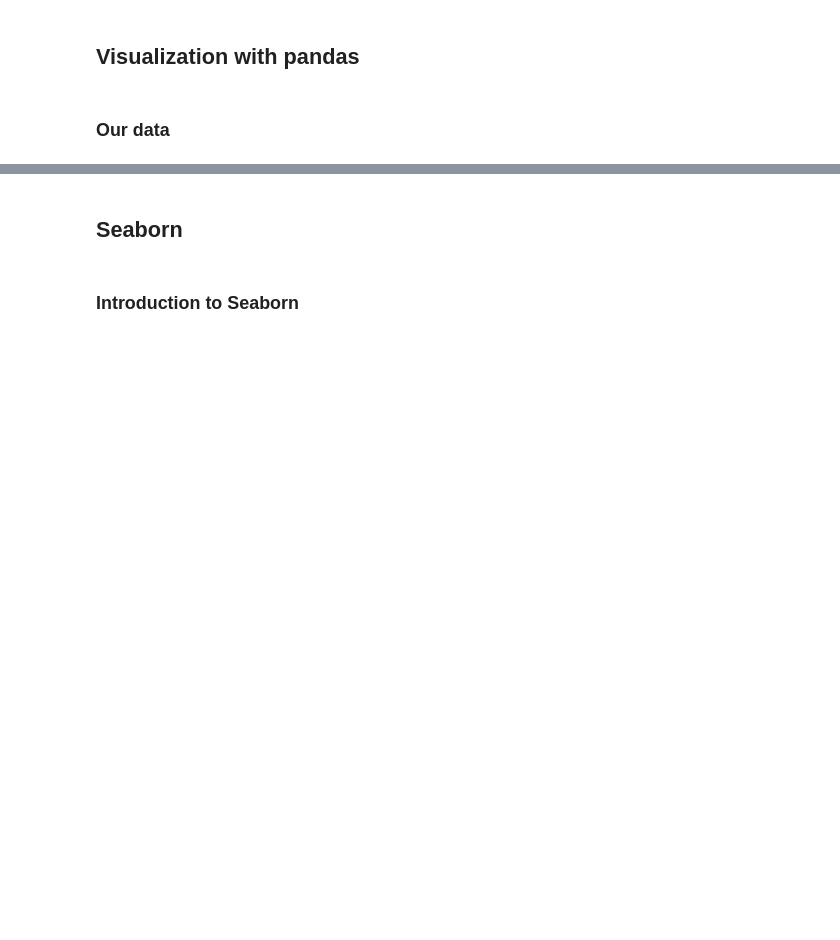
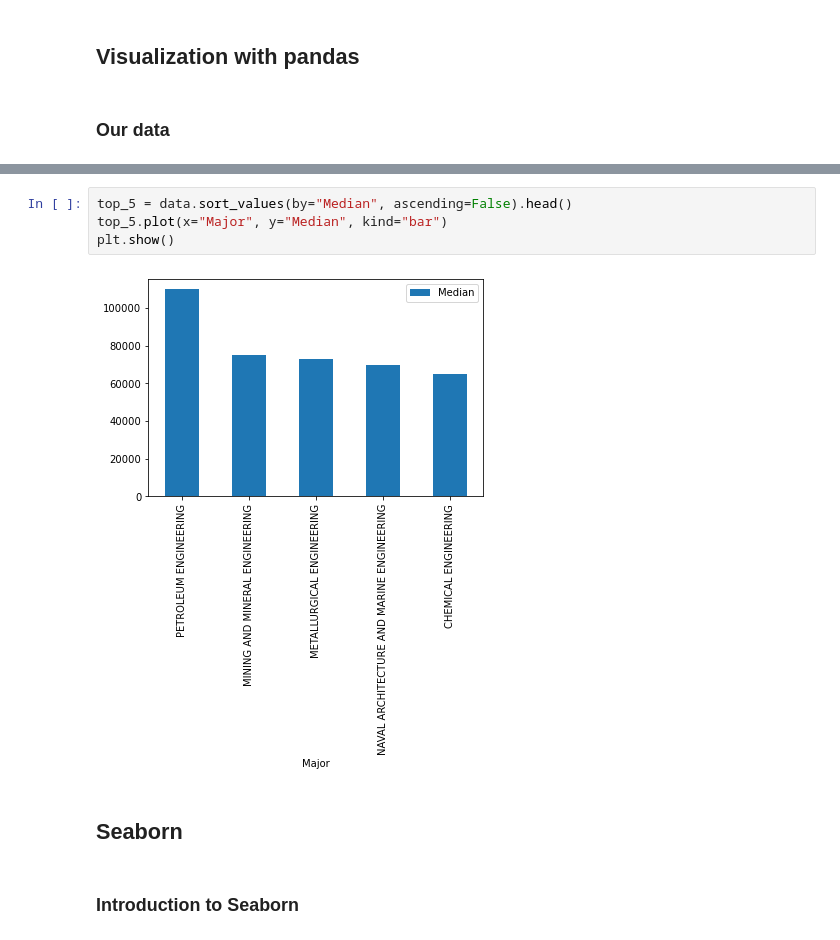
Before and after one commit to icta-tecaji/python-data-analysis-public, a Jupyter notebook: Del_06_Prikazovanje_podatkov_napredno/Prikazovanje_podatkov_napredno_CLEAN.ipynb, the cells around one changed output, grey strips where cells are left out. Cells and saved outputs as stored; diff of their text form; blank space fills up the shorter version.

```diff
--- a/Del_06_Prikazovanje_podatkov_napredno/Prikazovanje_podatkov_napredno_CLEAN.ipynb
+++ b/Del_06_Prikazovanje_podatkov_napredno/Prikazovanje_podatkov_napredno_CLEAN.ipynb
@@ -199,3 +218,9 @@ data = pd.read_csv("data/recent-grads.csv")
+# %%
+top_5 = data.sort_values(by="Median", ascending=False).head()
+top_5.plot(x="Major", y="Median", kind="bar")
+plt.show()
+# %% [output]
+[figure, added]
 # %% [markdown]
 ## Seaborn
 # %% [markdown]
```
Also changed, not shown: parts of 11 cells of this notebook.
